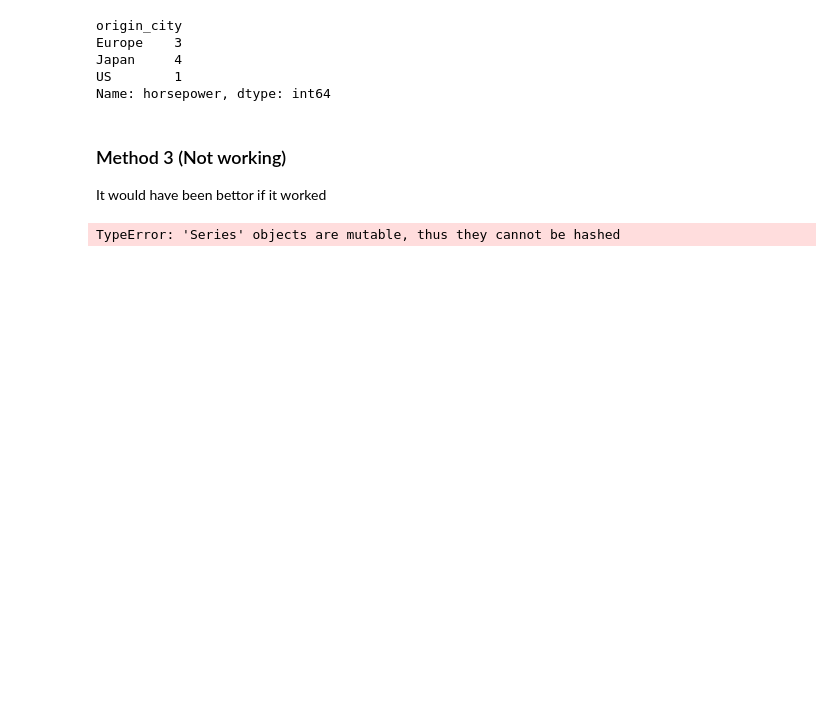
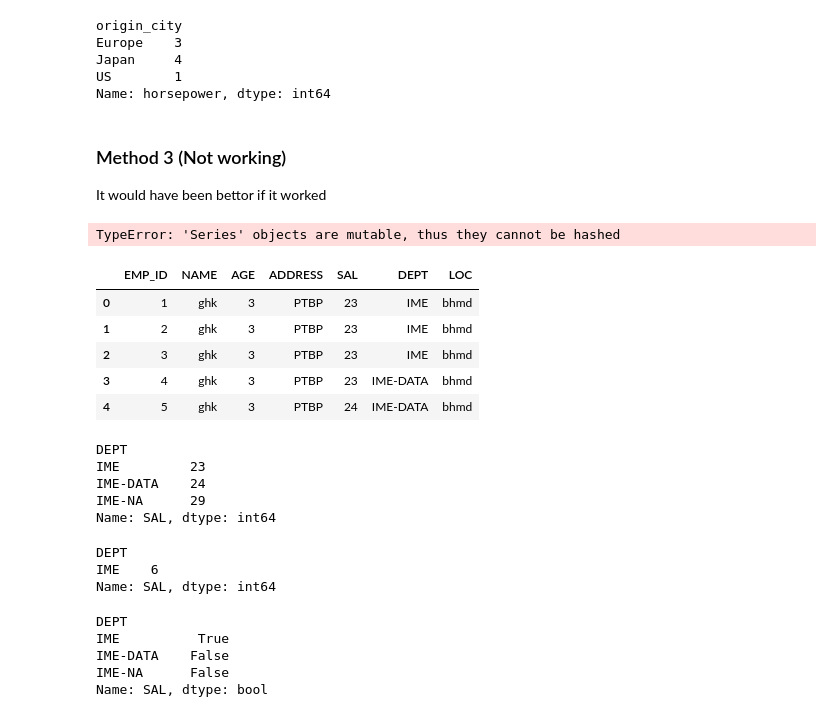
Before and after one commit to melwinmpk/Python_DSA, a Jupyter notebook: Pandas/Panda_Doubts.ipynb, the cells around one changed output. Drawn from its saved outputs; the diff is of its cells as text; code cells hidden in the pictures; blank space fills up the shorter version.

Commit message:
Apply and Transform Doubt clarification

```diff
--- a/Pandas/Panda_Doubts.ipynb
+++ b/Pandas/Panda_Doubts.ipynb
@@ -174,0 +188,46 @@ TypeError: 'Series' objects are mutable, thus they cannot be hashed
+# %%
+data = [
+[1,'ghk',3,'PTBP',23,'IME','bhmd'],
+[2,'ghk',3,'PTBP',23,'IME','bhmd'],
+[3,'ghk',3,'PTBP',23,'IME','bhmd'],
+[4,'ghk',3,'PTBP',23,'IME-DATA','bhmd'],
+[5,'ghk',3,'PTBP',24,'IME-DATA','bhmd'],
+[6,'ghk',3,'PTBP',23,'IME','bhmd'],
+[7,'ghk',3,'PTBP',23,'IME','bhmd'],
+[8,'ghk',3,'PTBP',29,'IME-NA','bhmd'],
+[9,'ghk',3,'PTBP',23,'IME','bhmd'],
+[10,'ghk',3,'PTBP',23,'IME-NA','bhmd']
+]
+df = pd.DataFrame(data, columns = ['EMP_ID','NAME','AGE','ADDRESS','SAL','DEPT','LOC'])
+df.head()
+# %% [output]
+|  | EMP_ID | NAME | AGE | ADDRESS | SAL | DEPT | LOC |
+| 0 | 1 | ghk | 3 | PTBP | 23 | IME | bhmd |
+| 1 | 2 | ghk | 3 | PTBP | 23 | IME | bhmd |
+| 2 | 3 | ghk | 3 | PTBP | 23 | IME | bhmd |
+| 3 | 4 | ghk | 3 | PTBP | 23 | IME-DATA | bhmd |
+| 4 | 5 | ghk | 3 | PTBP | 24 | IME-DATA | bhmd |
+# %%
+# get the Departement wise Max Salary
+df.groupby('DEPT')['SAL'].max()
+# %% [output]
+DEPT
+IME         23
+IME-DATA    24
+IME-NA      29
+Name: SAL, dtype: int64
+# %%
+# get the Departement where no of employee is greater than 1
+df[df.groupby('DEPT')['SAL'].transform(lambda x : x.count() > 2)].groupby('DEPT')['SAL'].count()
+# %% [output]
+DEPT
+IME    6
+Name: SAL, dtype: int64
+# %%
+df.groupby('DEPT')['SAL'].apply(lambda x : x.count() >  2)
+# %% [output]
+DEPT
+IME          True
+IME-DATA    False
+IME-NA      False
+Name: SAL, dtype: bool
```
Also changed, not shown: parts of 3 cells of this notebook.
